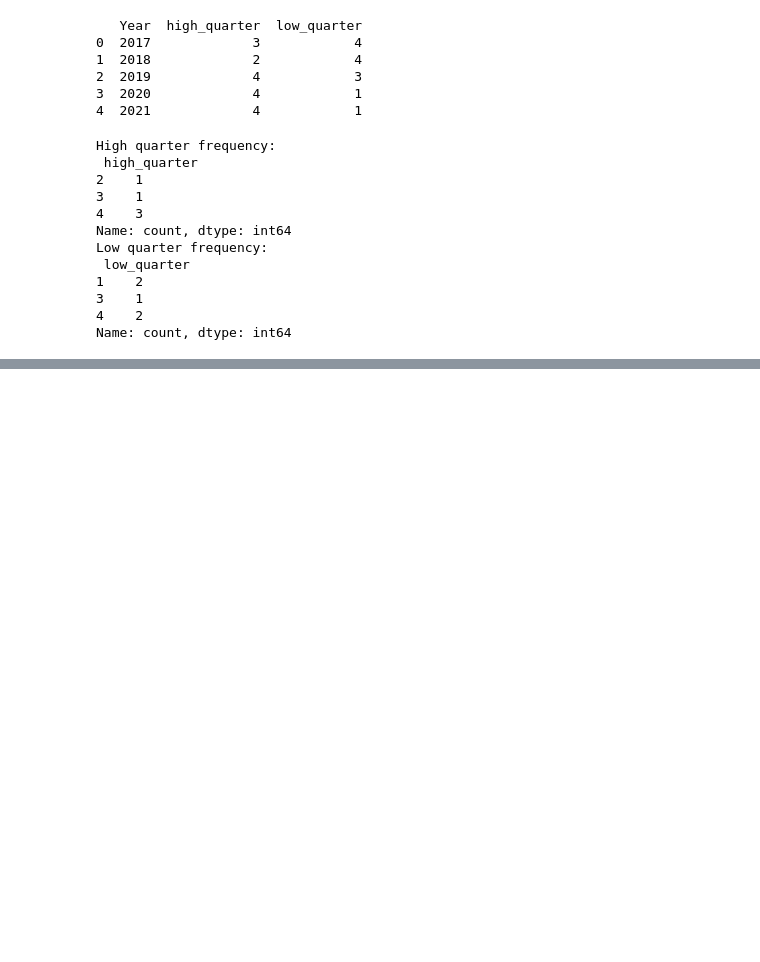
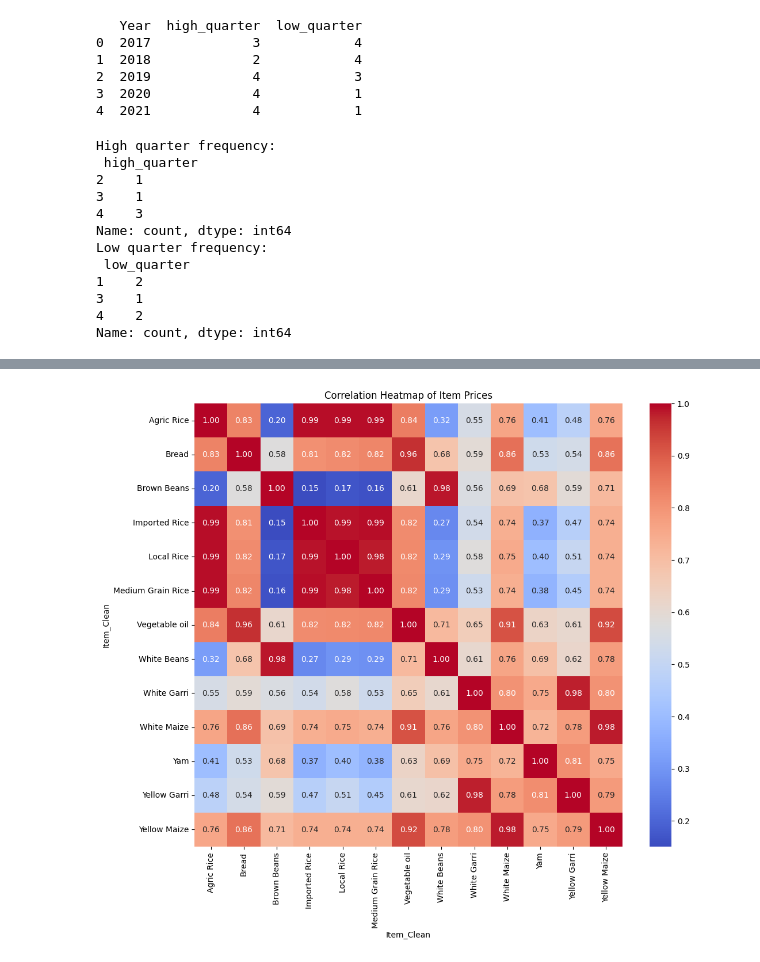
Before and after one commit to LesTobii/food-price-prediction, a Jupyter notebook: FPP_revision.ipynb, the cells around one changed output, grey strips where cells are left out. Cells and saved outputs as stored; diff of their text form; code cells hidden in the pictures; blank space fills up the shorter version.

```diff
--- a/FPP_revision.ipynb
+++ b/FPP_revision.ipynb
@@ -326,0 +483,27 @@ Name: count, dtype: int64
+# %%
+#check items correlation
+# Make a copy to be safe
+
+df_corr = df_staples.copy()
+
+pivot_df = df_corr.pivot_table(index='Date', columns='Item_Clean', values='Price')
+
+# Compute correlations
+corr_matrix = pivot_df.corr()
+
+# Convert to long format for easier inspection
+corr_long = (
+    corr_matrix
+    .reset_index()        # keep Item names in a column
+    .melt(id_vars='Item_Clean', var_name='Item_2', value_name='Correlation')
+    .rename(columns={'Item_Clean': 'Item_1'})
+)
+
+# Remove self-correlations
+corr_long = corr_long[corr_long['Item_1'] != corr_long['Item_2']]
+
+# Sort by absolute correlation
+corr_long = corr_long.reindex(corr_long['Correlation'].abs().sort_values(ascending=False).index)
+
+# Show top 10
+corr_long.head(20)
@@ -326,0 +556,14 @@ Name: count, dtype: int64
+# %%
+# Pivot to have items as columns
+pivot_df = df_corr.pivot_table(index='Date', columns='Item_Clean', values='Price')
+
+# Compute correlation matrix
+corr = pivot_df.corr()
+
+# Plot heatmap
+plt.figure(figsize=(12,10))
+sns.heatmap(corr, annot=True, fmt=".2f", cmap="coolwarm", cbar=True)
+plt.title("Correlation Heatmap of Item Prices")
+plt.show()
+# %% [output]
+[figure, added]
```
Also changed, not shown: parts of 12 cells of this notebook.
